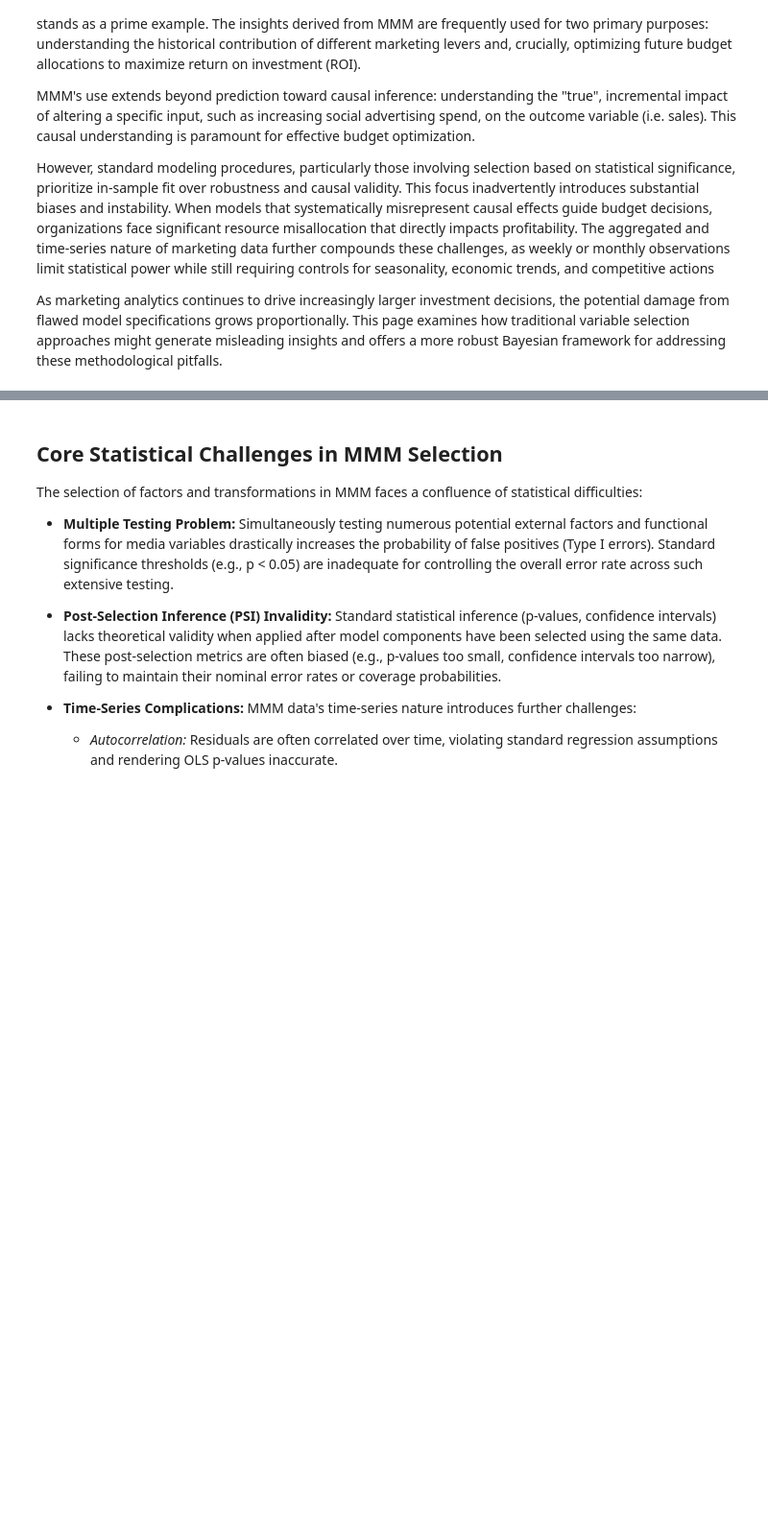
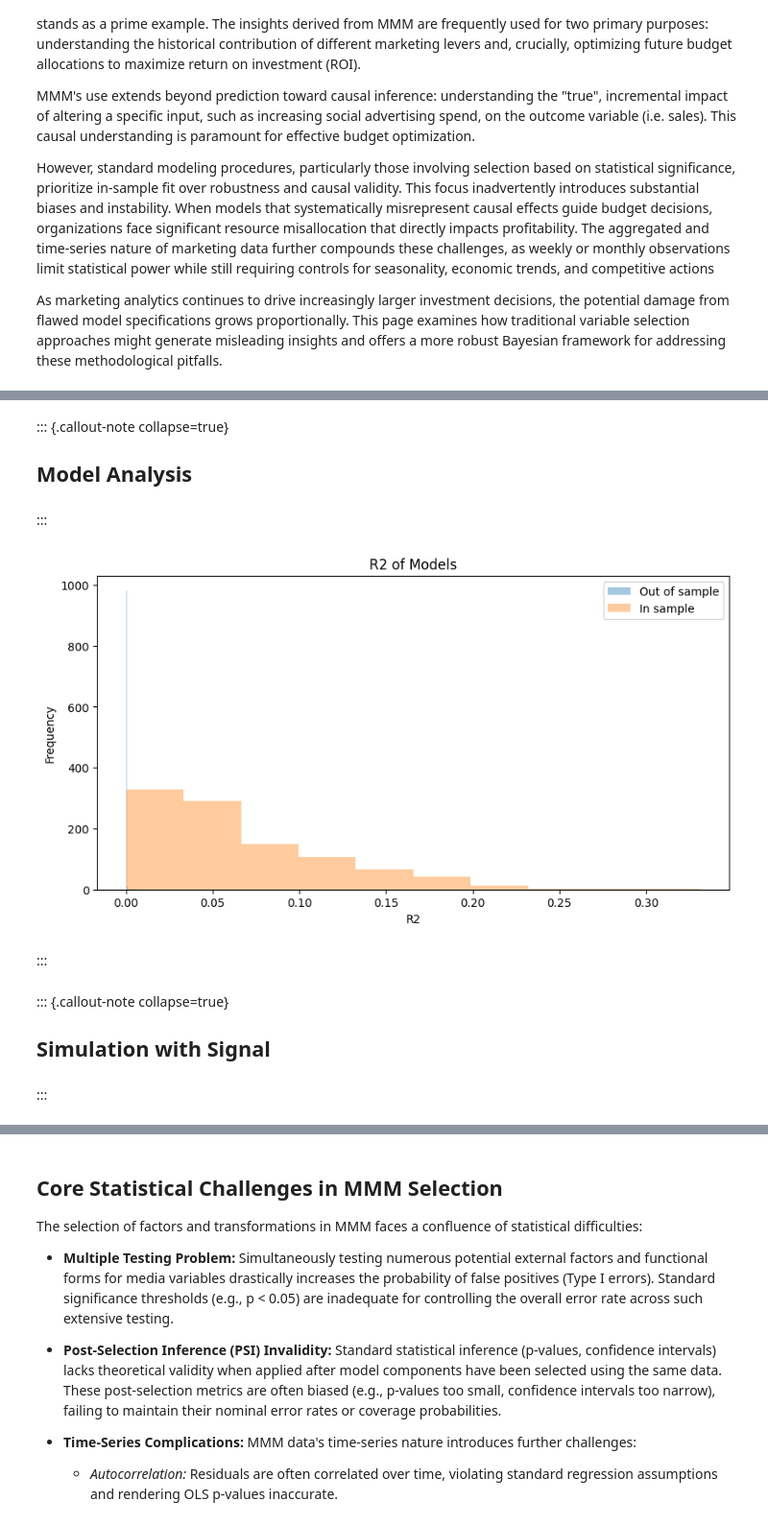
Before and after one commit to redam94/common_regression_issues, a Jupyter notebook: nbs/02_the_illusion_of_significance.ipynb, the cells around one changed output, grey strips where cells are left out. Shown: that part at 96% size. Cells and saved outputs as stored; diff of their text form; code cells hidden in the pictures; blank space fills up the shorter version.

```diff
--- a/nbs/02_the_illusion_of_significance.ipynb
+++ b/nbs/02_the_illusion_of_significance.ipynb
@@ -60,0 +370,3 @@ As marketing analytics continues to drive increasingly larger investment decisio
+# %% [markdown]
+::: {.callout-note collapse=true}
+## Model Analysis
@@ -60,0 +413,20 @@ As marketing analytics continues to drive increasingly larger investment decisio
+# %% [markdown]
+:::
+# %%
+#| echo: false
+#| label: fig-histogram-forward-selection-r2
+#| fig-cap: "In sample and out of sample R2 of the models selected using forward selection. The models are each trained on 100 samples and tested on the remaining samples. This demonstrates the overfitting of the models."
+plt.figure(figsize=(10, 5))
+plt.hist(out_sample_r2, alpha=.4, label="Out of sample")
+plt.hist(in_sample_r2, alpha=.4, label="In sample")
+plt.title("R2 of Models")
+plt.xlabel("R2")
+plt.ylabel("Frequency")
+plt.legend();
+# %% [output]
+[figure, added]
+# %% [markdown]
+:::
+# %% [markdown]
+::: {.callout-note collapse=true}
+## Simulation with Signal
@@ -60,0 +470,2 @@ As marketing analytics continues to drive increasingly larger investment decisio
+# %% [markdown]
+:::
```
Also changed, not shown: parts of 52 cells of this notebook.
